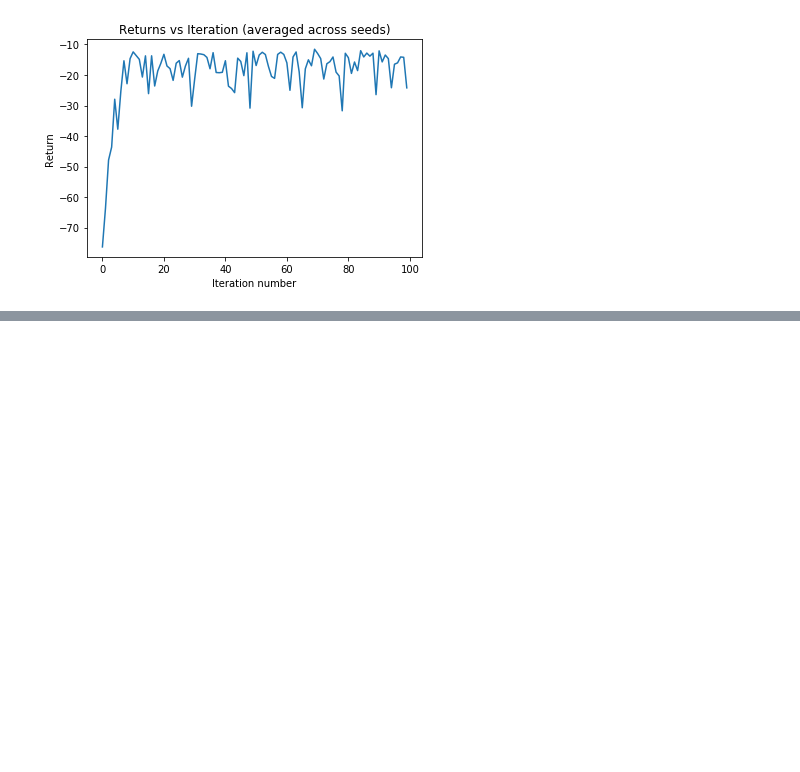
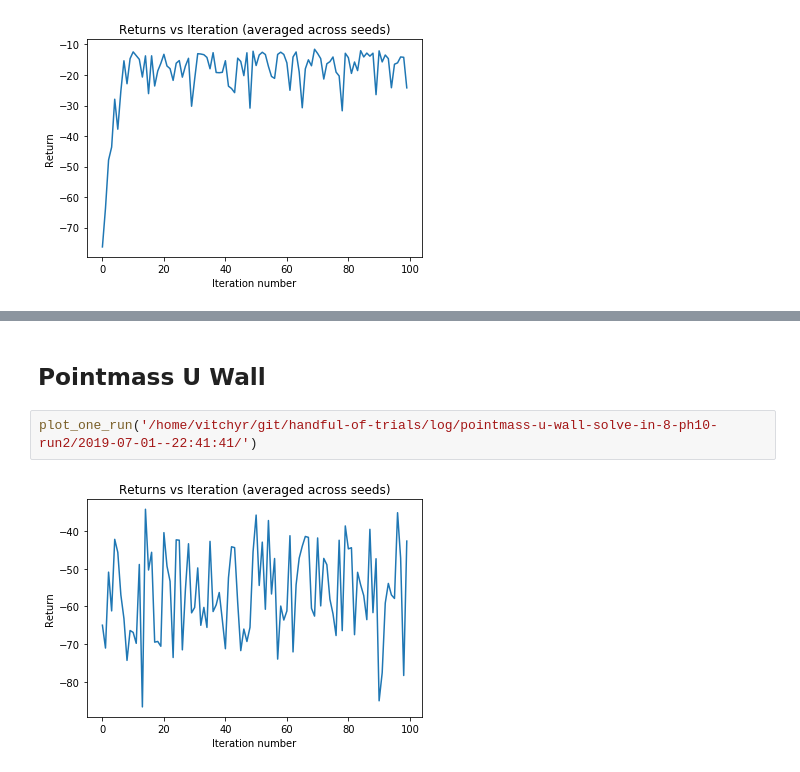
Before and after one commit to vitchyr/handful-of-trials, a Jupyter notebook: plotter.ipynb, the cells around one changed output, grey strips where cells are left out. Cells and saved outputs as stored; diff of their text form; blank space fills up the shorter version.

```diff
--- a/plotter.ipynb
+++ b/plotter.ipynb
@@ -49,0 +56,6 @@ plot_one_run('/home/vitchyr/git/handful-of-trials/log/pointmass-reach-fixed-poin
+# %% [markdown]
+## Pointmass U Wall
+# %%
+plot_one_run('/home/vitchyr/git/handful-of-trials/log/pointmass-u-wall-solve-in-8-ph10-run2/2019-07-01--22:41:41/')
+# %% [output]
+[figure, added]
```
Also changed, not shown: parts of 4 cells of this notebook, 5 other files.
